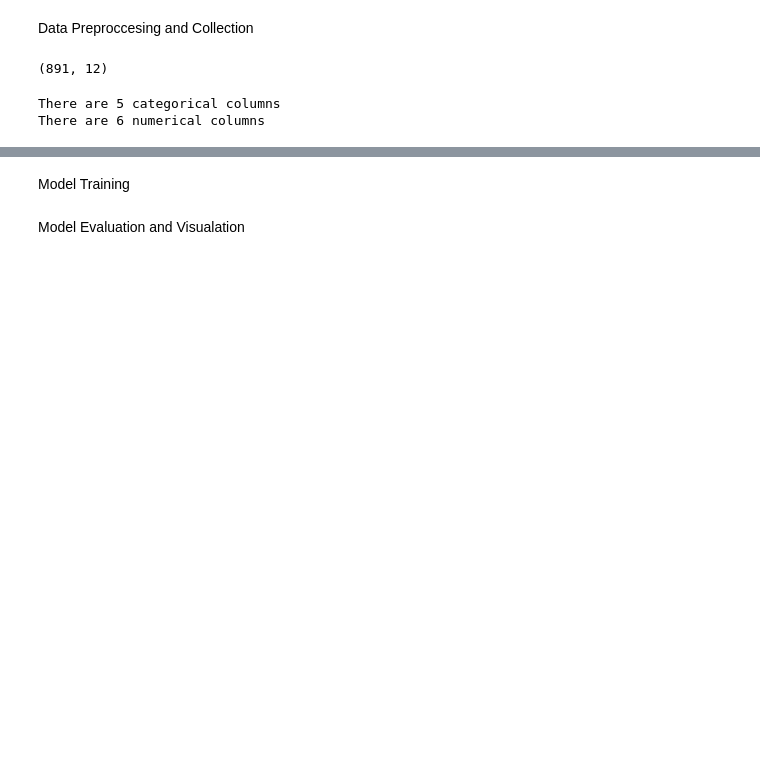
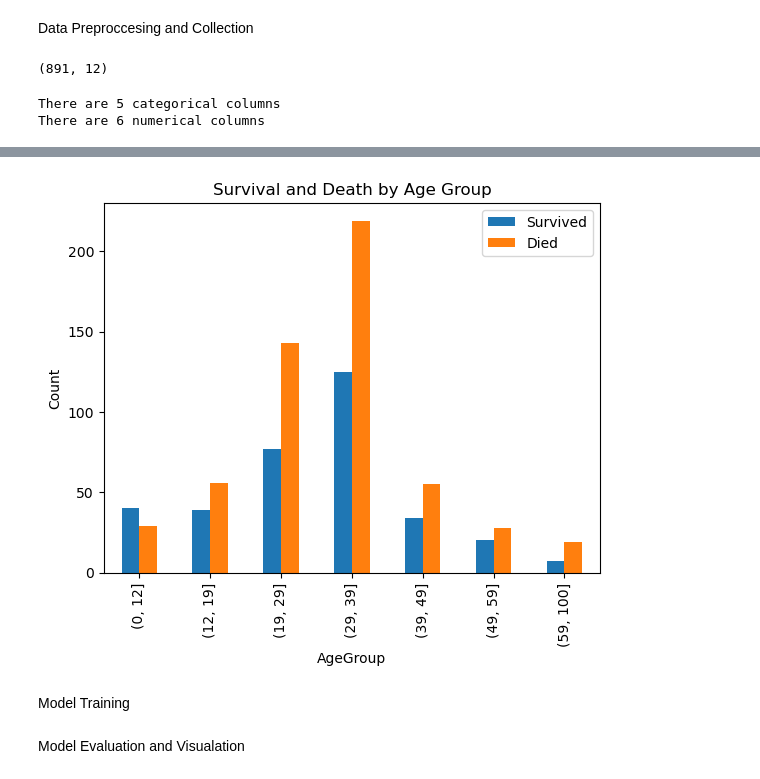
Before and after one commit to kennethcollins138/titanic_model, a Jupyter notebook: survival_rate.ipynb, the cells around one changed output, grey strips where cells are left out. Saved outputs shown, nothing was run; the diff lists cells and outputs as text; code cells hidden in the pictures; blank space fills up the shorter version.

Commit message:
Handled Missing Data and Starting to break down and visualize data

```diff
--- a/survival_rate.ipynb
+++ b/survival_rate.ipynb
@@ -54,0 +77,5 @@ titanic_df.head()
+# %%
+#Handle Missing Values
+titanic_df['Embarked'].fillna(titanic_df['Embarked'].mode()[0], inplace=True)
+titanic_df.drop(['Cabin'], axis=1, inplace=True)
+titanic_df['Age'].fillna(titanic_df['Age'].mean(), inplace=True) #Going to impute mean age for now, curious to test this
@@ -55,3 +100,28 @@ titanic_df.head()
+# %%
+# defining age groups to visualize survival rates
+bins = [0, 12, 19, 29, 39, 49, 59, 100]
+titanic_df['AgeGroup'] = pd.cut(titanic_df['Age'], bins)
+
+# Group by 'AgeGroup' and sum 'Survived'
+grouped = titanic_df.groupby('AgeGroup')['Survived'].sum()
+
+# Calculate the number of deaths per age group
+def count_zeros(x):
+    counts = x.value_counts()
+    return counts.get(0, 0)
+
+deaths = titanic_df.groupby('AgeGroup')['Survived'].apply(count_zeros)
+
+# dataframe for easier visualization
+data = pd.DataFrame({'Survived': grouped, 'Died': deaths})
+
+# plot
+data.plot(kind='bar', stacked=False)
+plt.ylabel('Count')
+plt.title('Survival and Death by Age Group')
+plt.show()
+# %% [output]
+[figure, added]
 # %% [markdown]
 Model Training
 # %% [markdown]
```
Also changed, not shown: parts of 3 cells of this notebook, 1 other file.
